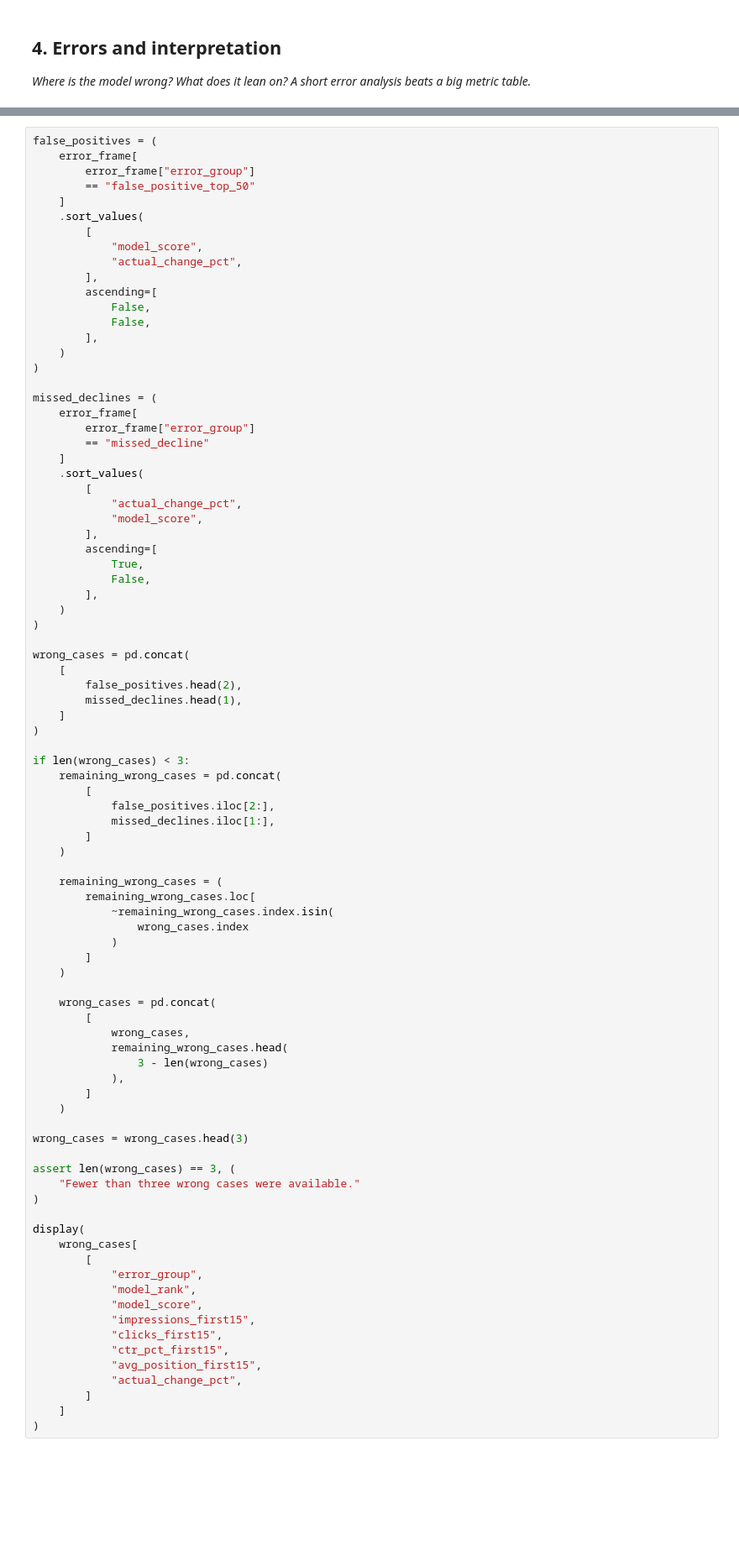
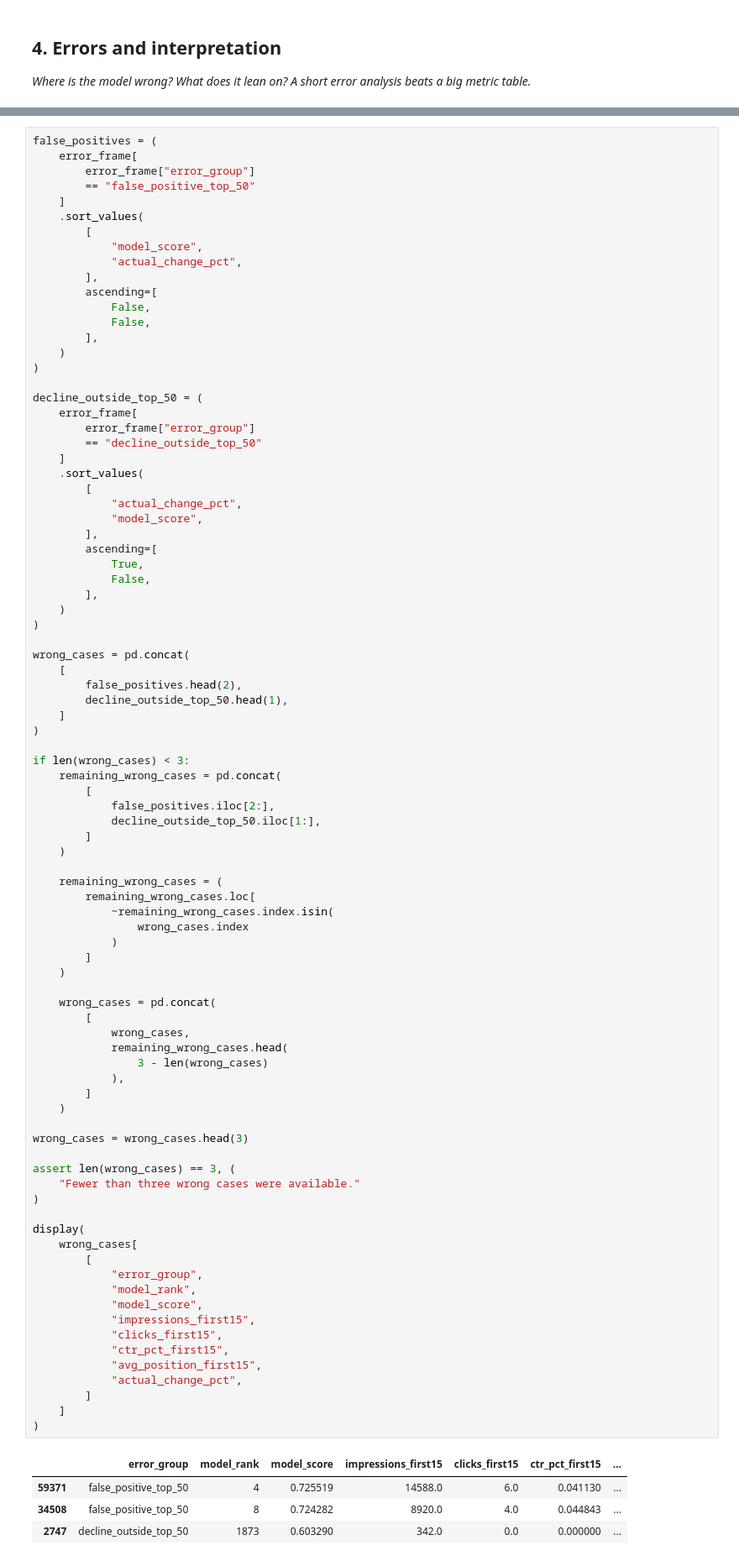
Before and after one commit to khadeja-qureshi/Machine-Learning-Internship, a Jupyter notebook: work/notebooks/w05_model.ipynb, the cells around one changed output, grey strips where cells are left out. Shown at 84% size. Drawn from its saved outputs; the diff is of its cells as text; blank space fills up the shorter version.

```diff
--- a/work/notebooks/w05_model.ipynb
+++ b/work/notebooks/w05_model.ipynb
@@ -1577,10 +1570,10 @@ false_positives = (
     )
 )
 
-missed_declines = (
+decline_outside_top_50 = (
     error_frame[
         error_frame["error_group"]
-        == "missed_decline"
+        == "decline_outside_top_50"
     ]
     .sort_values(
         [
@@ -1597,7 +1590,7 @@ missed_declines = (
 wrong_cases = pd.concat(
     [
         false_positives.head(2),
-        missed_declines.head(1),
+        decline_outside_top_50.head(1),
     ]
 )
 
@@ -1605,7 +1598,7 @@ if len(wrong_cases) < 3:
     remaining_wrong_cases = pd.concat(
         [
             false_positives.iloc[2:],
-            missed_declines.iloc[1:],
+            decline_outside_top_50.iloc[1:],
         ]
     )
 
@@ -1619,30 +1612,35 @@ if len(wrong_cases) < 3:
 
     wrong_cases = pd.concat(
         [
             wrong_cases,
             remaining_wrong_cases.head(
                 3 - len(wrong_cases)
             ),
         ]
     )
 
 wrong_cases = wrong_cases.head(3)
 
 assert len(wrong_cases) == 3, (
     "Fewer than three wrong cases were available."
 )
 
 display(
     wrong_cases[
         [
             "error_group",
             "model_rank",
             "model_score",
             "impressions_first15",
             "clicks_first15",
             "ctr_pct_first15",
             "avg_position_first15",
             "actual_change_pct",
         ]
     ]
 )
+# %% [output]
+|  | error_group | model_rank | model_score | impressions_first15 | clicks_first15 | ctr_pct_first15 | ... |
+| 59371 | false_positive_top_50 | 4 | 0.725519 | 14588.0 | 6.0 | 0.041130 | ... |
+| 34508 | false_positive_top_50 | 8 | 0.724282 | 8920.0 | 4.0 | 0.044843 | ... |
+| 2747 | decline_outside_top_50 | 1873 | 0.603290 | 342.0 | 0.0 | 0.000000 | ... |
```
Also changed, not shown: parts of 27 cells of this notebook.
